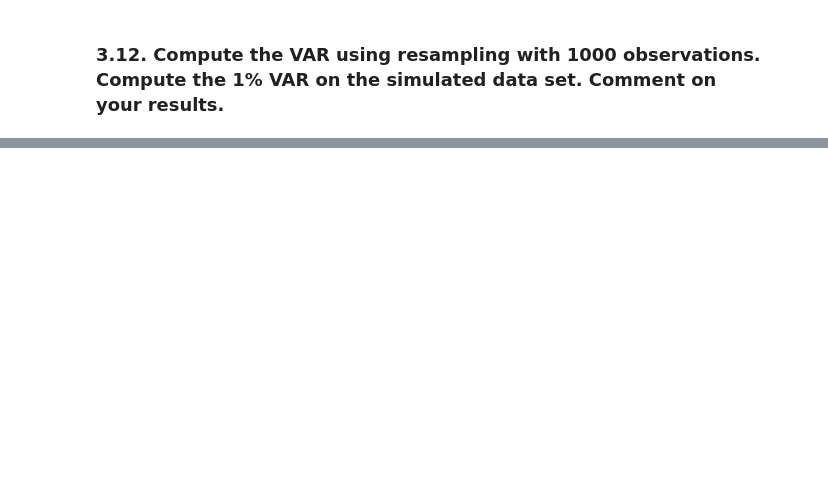
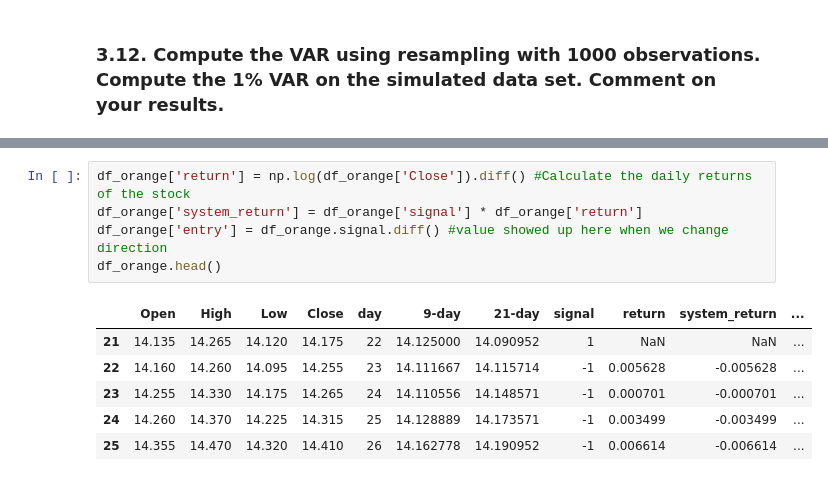
Before and after one commit to gmolinap/MODS205, a Jupyter notebook: DigitalFinance_Gabriel_MOLINA_Joao_MELGA.ipynb, the cells around one changed output, grey strips where cells are left out. Drawn from its saved outputs; the diff is of its cells as text; blank space fills up the shorter version.

```diff
--- a/DigitalFinance_Gabriel_MOLINA_Joao_MELGA.ipynb
+++ b/DigitalFinance_Gabriel_MOLINA_Joao_MELGA.ipynb
@@ -689,0 +680,12 @@ print(portfolio.head())
+# %%
+df_orange['return'] = np.log(df_orange['Close']).diff() #Calculate the daily returns of the stock
+df_orange['system_return'] = df_orange['signal'] * df_orange['return']
+df_orange['entry'] = df_orange.signal.diff() #value showed up here when we change direction
+df_orange.head()
+# %% [output]
+|  | Open | High | Low | Close | day | 9-day | 21-day | signal | return | system_return | ... |
+| 21 | 14.135 | 14.265 | 14.120 | 14.175 | 22 | 14.125000 | 14.090952 | 1 | NaN | NaN | ... |
+| 22 | 14.160 | 14.260 | 14.095 | 14.255 | 23 | 14.111667 | 14.115714 | -1 | 0.005628 | -0.005628 | ... |
+| 23 | 14.255 | 14.330 | 14.175 | 14.265 | 24 | 14.110556 | 14.148571 | -1 | 0.000701 | -0.000701 | ... |
+| 24 | 14.260 | 14.370 | 14.225 | 14.315 | 25 | 14.128889 | 14.173571 | -1 | 0.003499 | -0.003499 | ... |
+| 25 | 14.355 | 14.470 | 14.320 | 14.410 | 26 | 14.162778 | 14.190952 | -1 | 0.006614 | -0.006614 | ... |
```
Also changed, not shown: parts of 13 cells of this notebook.
